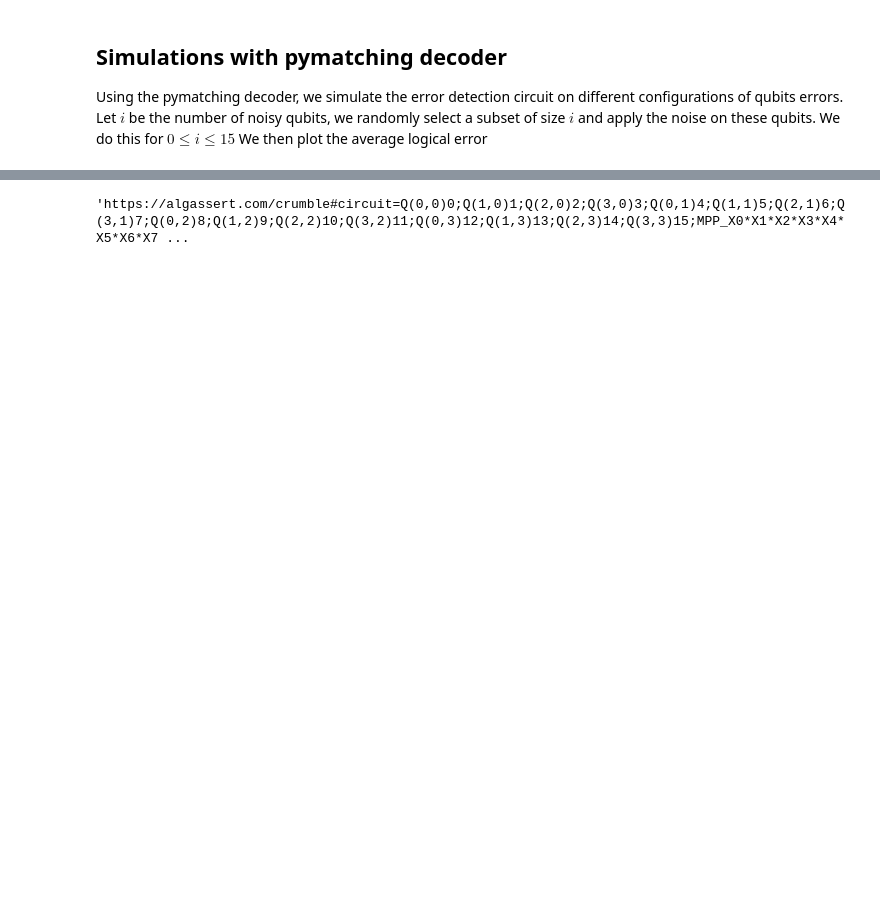
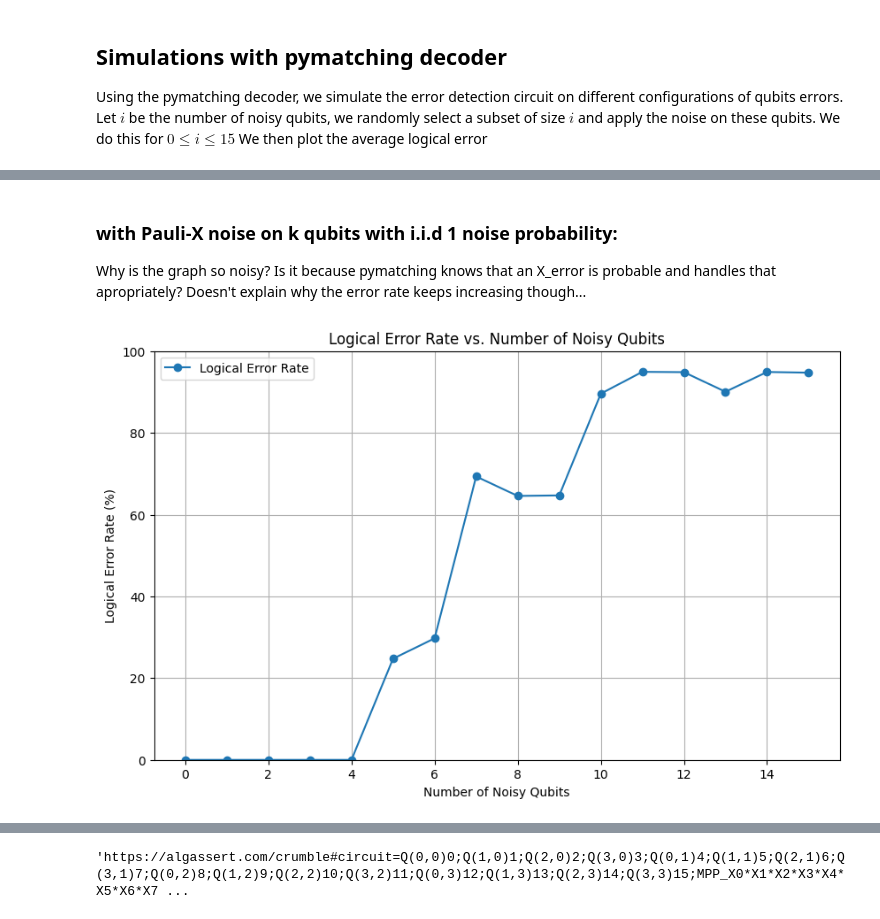
Before and after one commit to DeDuckProject/tesseract-code-stim, a Jupyter notebook: 03_stim_playground2.ipynb, the cells around one changed output, grey strips where cells are left out. Saved outputs shown, nothing was run; the diff lists cells and outputs as text; code cells hidden in the pictures; blank space fills up the shorter version.

```diff
--- a/03_stim_playground2.ipynb
+++ b/03_stim_playground2.ipynb
@@ -549,0 +594,15 @@ Too many failures for 16 noisy qubits. Skipping.
+# %% [markdown]
+### with Pauli-X noise on k qubits with i.i.d 1 noise probability:
+
+Why is the graph so noisy? Is it because pymatching knows that an X_error is probable and handles that apropriately? Doesn't explain why the error rate keeps increasing though...
+# %%
+# Parameters
+num_samples = 20  # Number of configurations to sample for each noisy qubit count
+num_shots = 100_000  # Number of shots for each simulation
+
+# Run simulations
+results = run_pymatching_simulations(num_samples, num_shots, 0.99, noise_type="X_ERROR")
+
+plot_pymatching_results(results)
+# %% [output]
+[figure, added]
```
Also changed, not shown: parts of 17 cells of this notebook, 1 other file.
